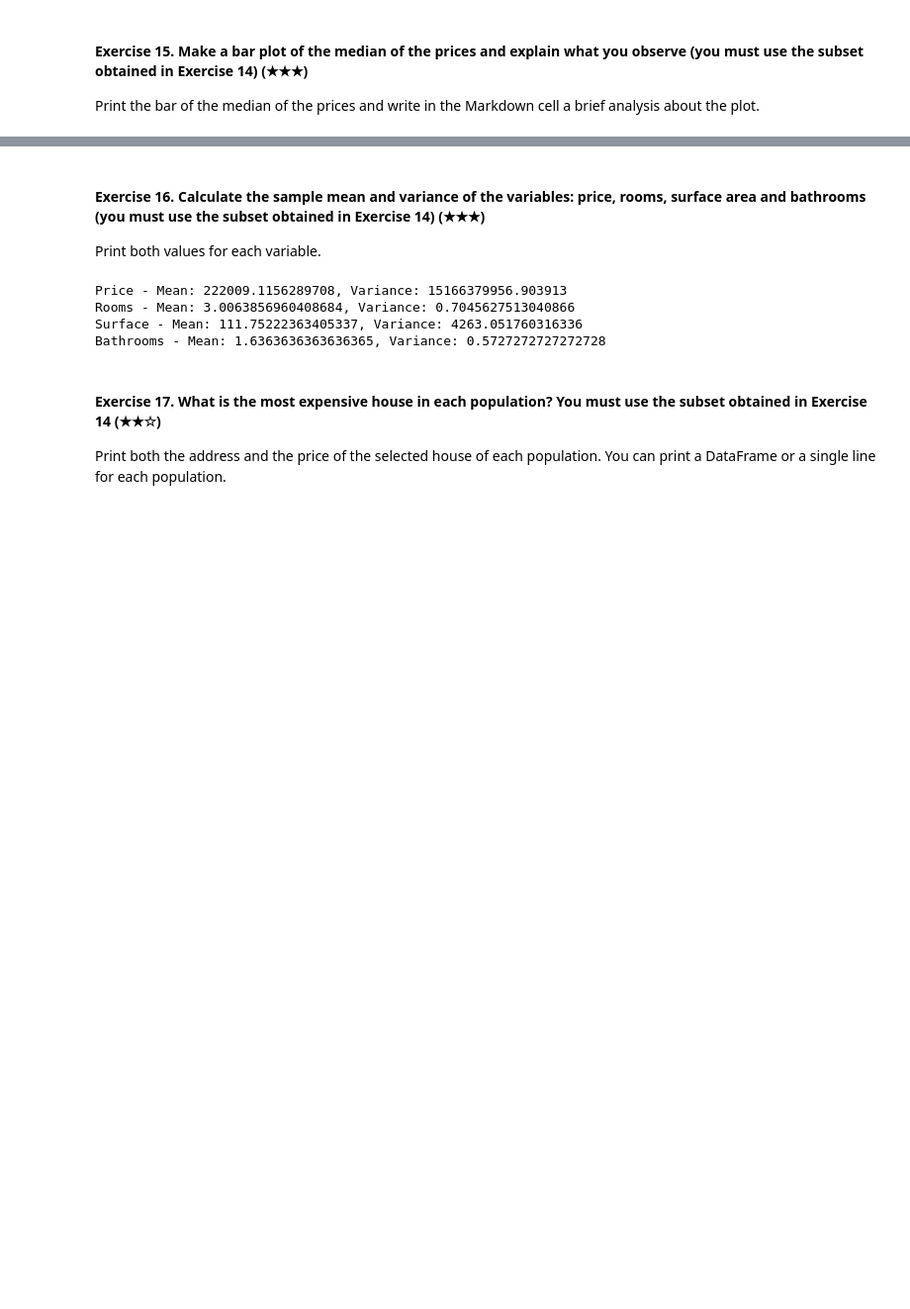
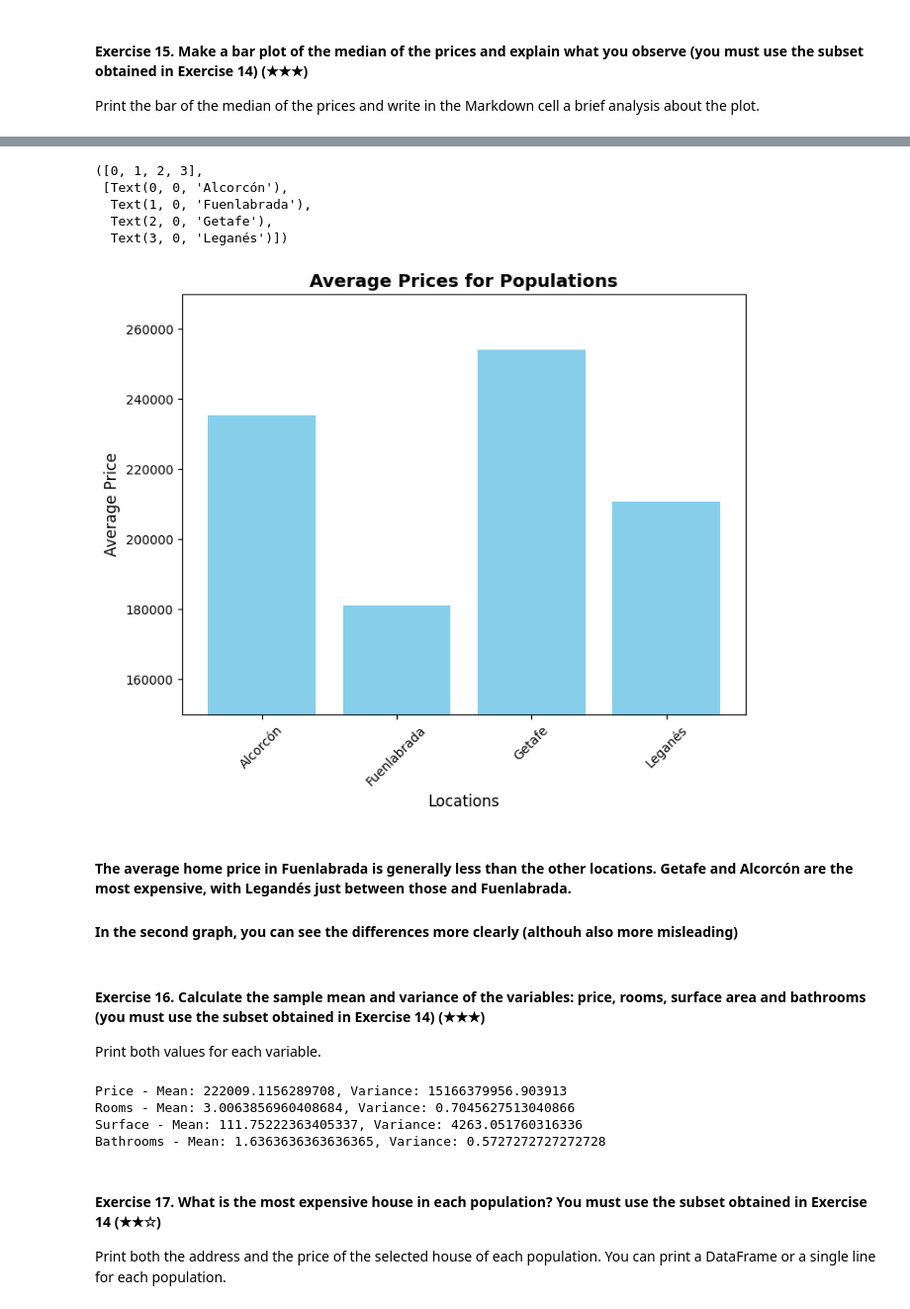
Before and after one commit to drtclem/realestate-datacleanup-exercise, a Jupyter notebook: project.ipynb, the cells around one changed output, grey strips where cells are left out. Shown at 99% size. Drawn from its saved outputs; the diff is of its cells as text; code cells hidden in the pictures; blank space fills up the shorter version.

```diff
--- a/project.ipynb
+++ b/project.ipynb
@@ -530,3 +530,35 @@ Print the bar of the median of the prices and write in the Markdown cell a brief
+# %%
+#I wanted to do another one for fun- show a sort of inaccurate visual
+prices_subset = {
+    'Alcorcón': 235453.76,
+    'Fuenlabrada':    180955.43,
+    'Getafe':         254106.41,
+    'Leganés':        210794.38
+}
+
+locations = list(prices_subset.keys())
+prices_subset = list(prices_subset.values())
+
+plt.figure(figsize=(8,6))
+plt.bar(locations, prices_subset, color= 'skyblue')
+
+plt.title('Average Prices for Populations', fontsize=14, fontweight='bold')
+plt.xlabel('Locations', fontsize=12)
+plt.ylabel('Average Price', fontsize=12)
+
+plt.ylim(150000, 270000)
+plt.xticks(rotation=45, fontsize=10)
+# %% [output]
+([0, 1, 2, 3],
+ [Text(0, 0, 'Alcorcón'),
+  Text(1, 0, 'Fuenlabrada'),
+  Text(2, 0, 'Getafe'),
+  Text(3, 0, 'Leganés')])
+[figure, added]
+# %% [markdown]
+#### The average home price in Fuenlabrada is generally less than the other locations. Getafe and Alcorcón are the most expensive, with Legandés just between those and Fuenlabrada.
+
+#### In the second graph, you can see the differences more clearly (althouh also more misleading)
 # %% [markdown]
 #### Exercise 16. Calculate the sample mean and variance of the variables: price, rooms, surface area and bathrooms (you must use the subset obtained in Exercise 14) (★★★)
 
```
Also changed, not shown: parts of 34 cells of this notebook.
